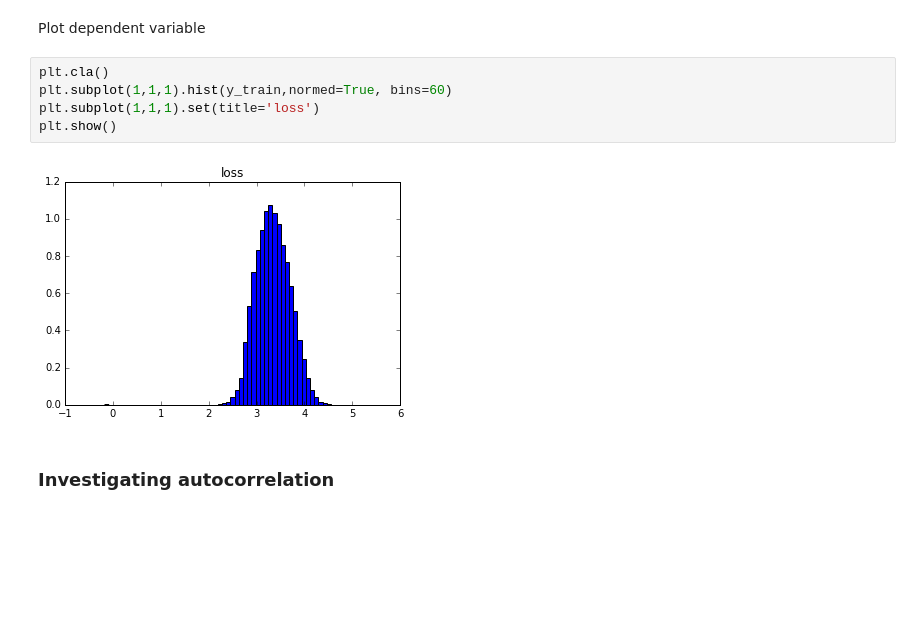
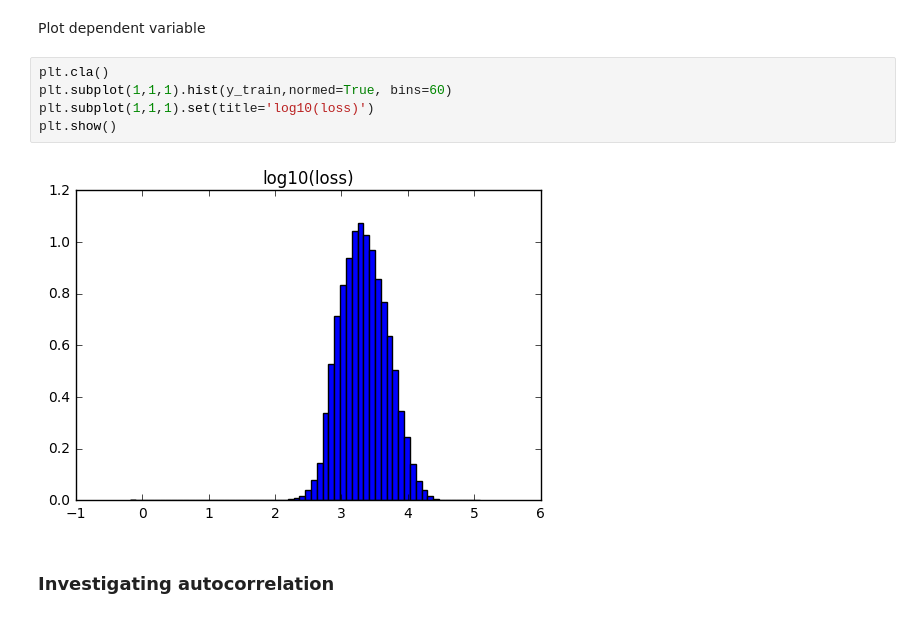
Before and after one commit to jtpdowns/AllstateChallenge, a Jupyter notebook: Allstate - Regression.ipynb, the cells around one changed output. Drawn from its saved outputs; the diff is of its cells as text; blank space fills up the shorter version.

```diff
--- a/Allstate - Regression.ipynb
+++ b/Allstate - Regression.ipynb
@@ -240,10 +240,10 @@ Plot dependent variable
 # %%
 plt.cla()
 plt.subplot(1,1,1).hist(y_train,normed=True, bins=60)
-plt.subplot(1,1,1).set(title='loss')
+plt.subplot(1,1,1).set(title='log10(loss)')
 plt.show()
 # %% [output]
-[figure, old version]
+[figure, new version]
 # %% [markdown]
 ### Investigating autocorrelation
 # %% [markdown]
```
Also changed, not shown: parts of 26 cells of this notebook.
